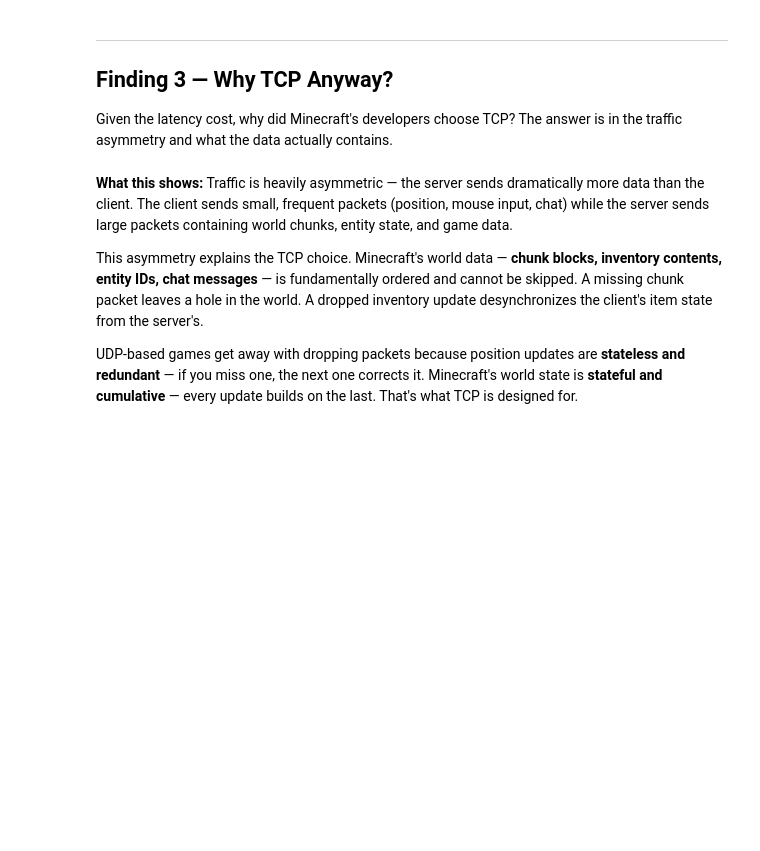
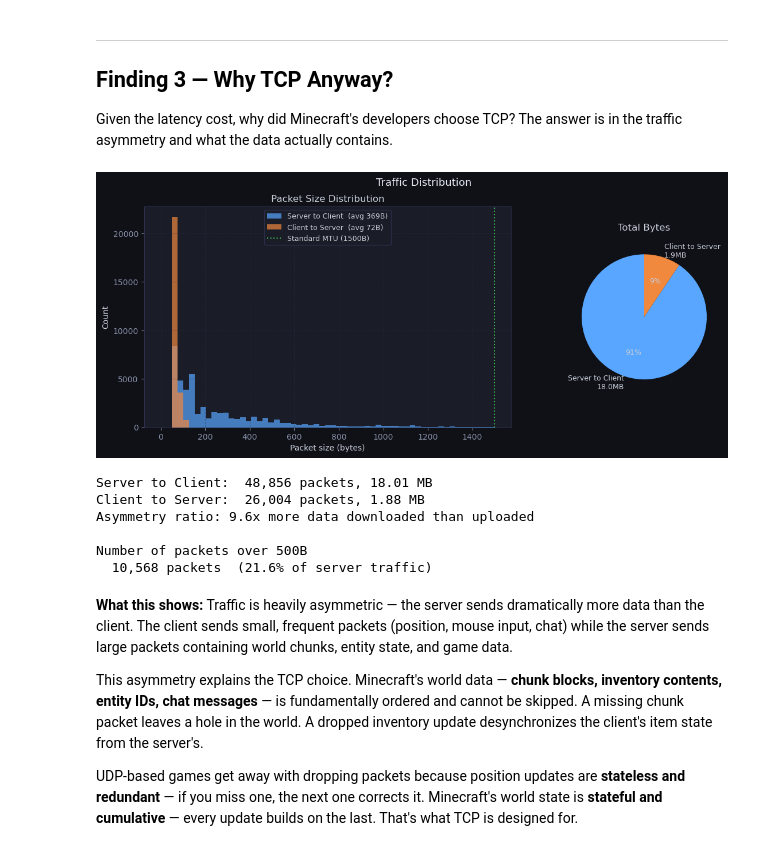
Before and after one commit to GregoryFan/ec441-assignments, a Jupyter notebook: final-project-minecraft/final_minecraft_presentation.ipynb, the cells around one changed output. Cells and saved outputs as stored; diff of their text form; code cells hidden in the pictures; blank space fills up the shorter version.

```diff
--- a/final-project-minecraft/final_minecraft_presentation.ipynb
+++ b/final-project-minecraft/final_minecraft_presentation.ipynb
@@ -220,46 +241,54 @@ cap.close()
 
 # ── Plot ──
 fig = plt.figure(figsize=(13, 5))
-fig.suptitle('Traffic Asymmetry — Who Sends What?', fontsize=13, color='#e8ecf5')
+fig.suptitle('Traffic Distribution', fontsize=13, color='#e8ecf5')
 gs = gridspec.GridSpec(1, 3, figure=fig, wspace=0.35)
 
 # Packet size distributions
 ax1 = fig.add_subplot(gs[0, :2])
 bins = np.linspace(0, 1500, 60)
 ax1.hist(sizes_s, bins=bins, alpha=0.7, color='#58a6ff',
-         label=f'Server→Client  (avg {np.mean(sizes_s):.0f}B)', edgecolor='none')
+         label=f'Server to Client  (avg {np.mean(sizes_s):.0f}B)', edgecolor='none')
 ax1.hist(sizes_c, bins=bins, alpha=0.7, color='#f0883e',
-         label=f'Client→Server  (avg {np.mean(sizes_c):.0f}B)', edgecolor='none')
-ax1.axvline(1500, color='#3fb950', lw=1.5, linestyle=':', label='MTU (1500B)')
+         label=f'Client to Server  (avg {np.mean(sizes_c):.0f}B)', edgecolor='none')
+ax1.axvline(1500, color='#3fb950', lw=1.5, linestyle=':', label='Standard MTU (1500B)')
 ax1.set_xlabel('Packet size (bytes)')
 ax1.set_ylabel('Count')
 ax1.set_title('Packet Size Distribution')
 ax1.legend(fontsize=9)
 ax1.grid(True, alpha=0.4)
 
 # Bytes pie
 ax2 = fig.add_subplot(gs[0, 2])
 total_s = sum(sizes_s)
 total_c = sum(sizes_c)
 ax2.pie([total_s, total_c],
-        labels=[f'Server→Client\n{total_s/1e6:.1f}MB',
-                f'Client→Server\n{total_c/1e6:.1f}MB'],
+        labels=[f'Server to Client\n{total_s/1e6:.1f}MB',
+                f'Client to Server\n{total_c/1e6:.1f}MB'],
         colors=['#58a6ff', '#f0883e'],
         autopct='%1.0f%%', startangle=90,
         textprops={'color': '#c8cdd8', 'fontsize': 9})
 ax2.set_title('Total Bytes', pad=10)
 
 plt.savefig('finding3_asymmetry.png', dpi=150, bbox_inches='tight', facecolor='#0f1117')
 plt.show()
 
 ratio = total_s / max(total_c, 1)
-print(f"Server→Client:  {len(sizes_s):,} packets, {total_s/1e6:.2f} MB")
-print(f"Client→Server:  {len(sizes_c):,} packets, {total_c/1e6:.2f} MB")
+print(f"Server to Client:  {len(sizes_s):,} packets, {total_s/1e6:.2f} MB")
+print(f"Client to Server:  {len(sizes_c):,} packets, {total_c/1e6:.2f} MB")
 print(f"Asymmetry ratio: {ratio:.1f}x more data downloaded than uploaded")
 print()
-print("Large server packets (>500B) — likely chunk/world data:")
+print("Number of packets over 500B")
 large = [s for s in sizes_s if s > 500]
 print(f"  {len(large):,} packets  ({len(large)/len(sizes_s)*100:.1f}% of server traffic)")
+# %% [output]
+[figure, added]
+Server to Client:  48,856 packets, 18.01 MB
+Client to Server:  26,004 packets, 1.88 MB
+Asymmetry ratio: 9.6x more data downloaded than uploaded
+
+Number of packets over 500B
+  10,568 packets  (21.6% of server traffic)
 # %% [markdown]
 **What this shows:** Traffic is heavily asymmetric — the server sends dramatically more data than the client. The client sends small, frequent packets (position, mouse input, chat) while the server sends large packets containing world chunks, entity state, and game data.
 
```
Also changed, not shown: parts of 7 cells of this notebook, 7 other files.
